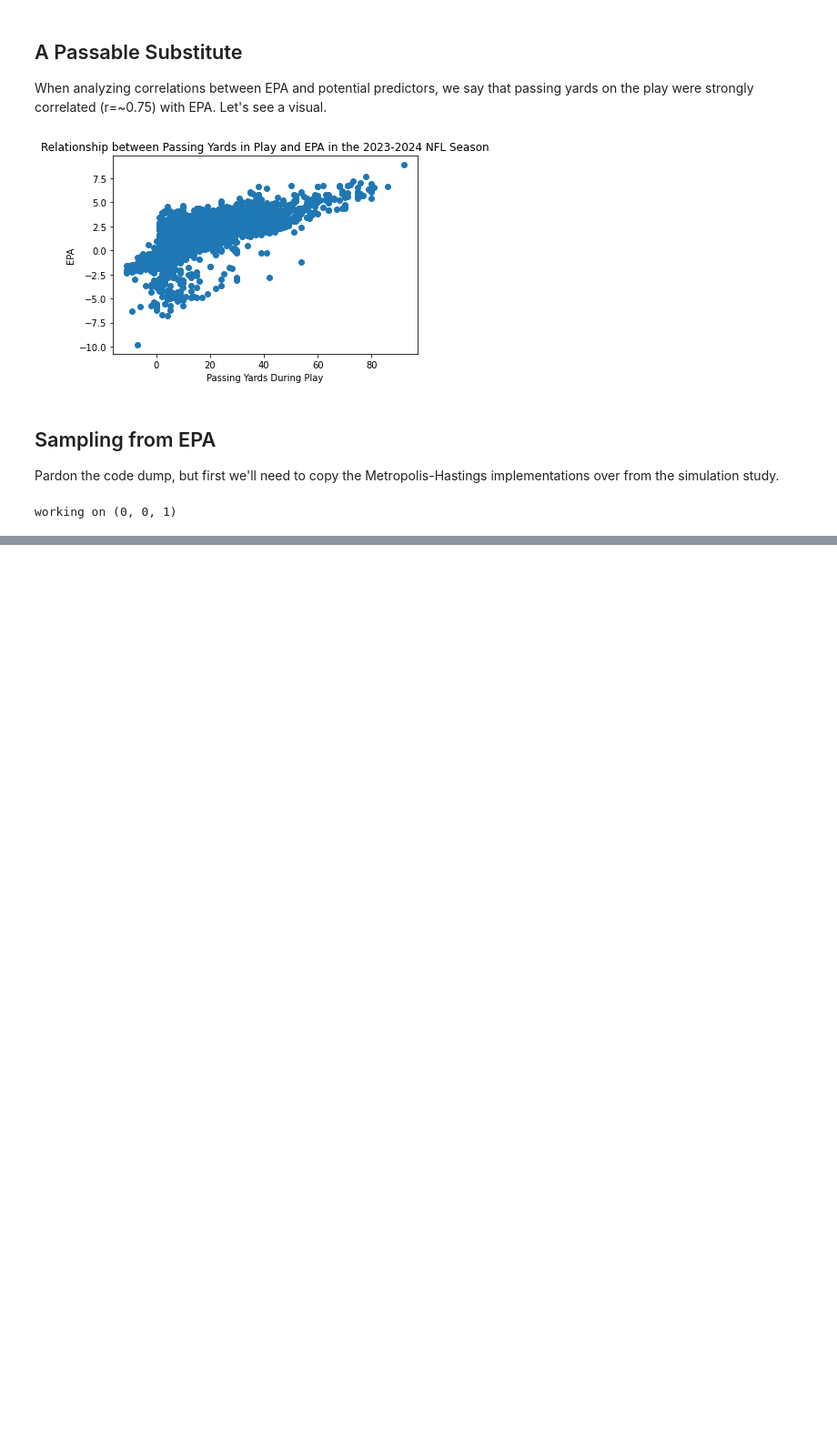
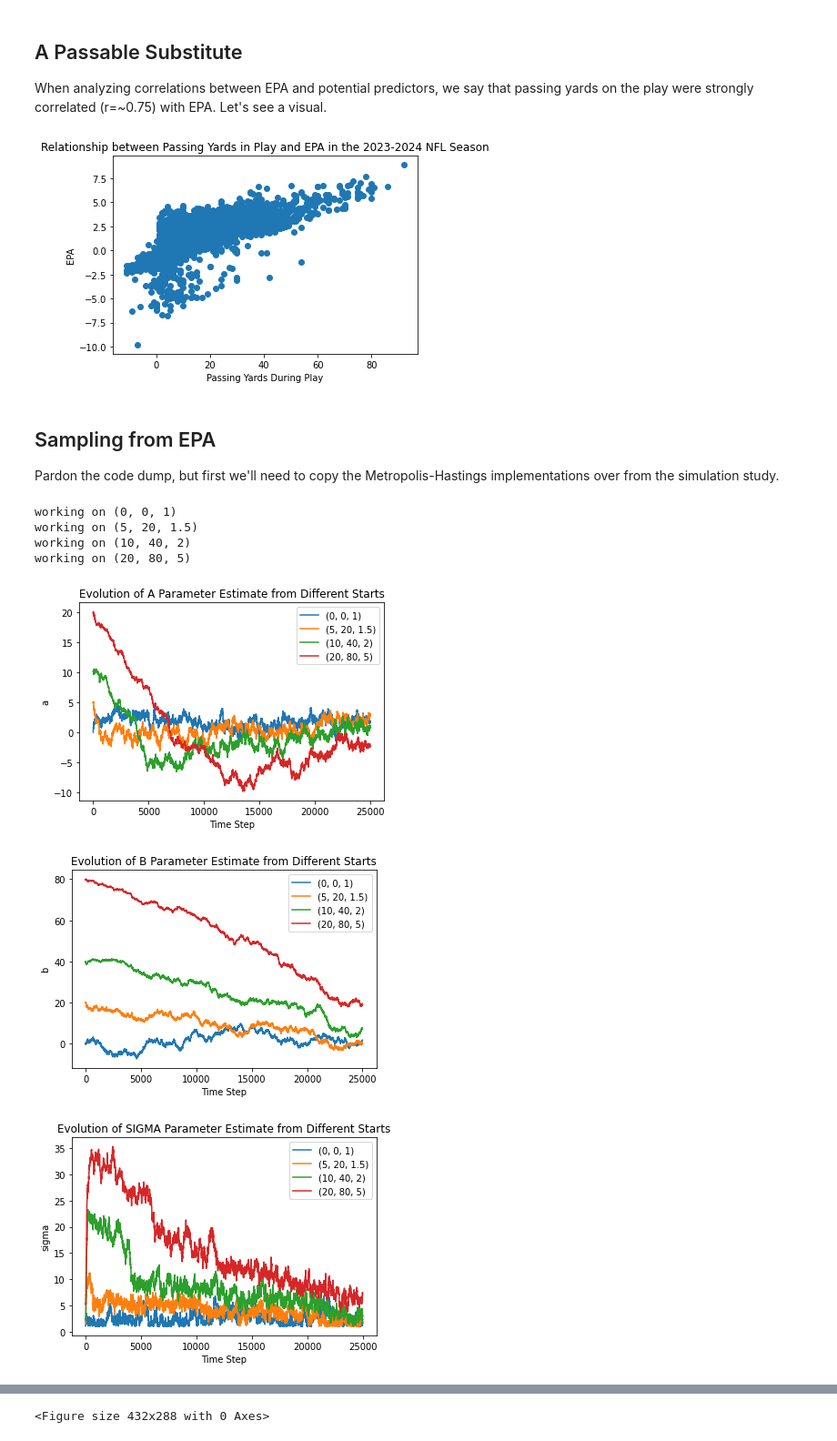
Before and after one commit to SeanSteinle/stat778-final, a Jupyter notebook: notebooks/epa_exploration.ipynb, the cells around one changed output, grey strips where cells are left out. Shown: that part at 91% size. Saved outputs shown, nothing was run; the diff lists cells and outputs as text; code cells hidden in the pictures; blank space fills up the shorter version.

```diff
--- a/notebooks/epa_exploration.ipynb
+++ b/notebooks/epa_exploration.ipynb
@@ -433,7 +433,7 @@ def plot_convergence(df: pd.DataFrame):
     plt.legend()
 
 #highest level functions to coordinate runs
-def compare_convergences(starting_positions: list, data: np.ndarray, n_samples: int=20000, adaptive: bool=False, show_plots: bool=False, out_dir: str=''):
+def compare_convergences(starting_positions: list, data: np.ndarray, n_samples: int=20000, adaptive: bool=False, out_dir: str=''):
     """High-level function that coordinates many rounds of the Metropolis-Hastings algorithm,
     each starting at a different position."""
     dfs = []
@@ -460,7 +460,7 @@ def compare_convergences(starting_positions: list, data: np.ndarray, n_samples:
         plt.ylabel(param)
         plt.title(f"Evolution of {param.upper()} Parameter Estimate from Different Starts")
         plt.savefig(f'{out_dir}{param}_estimate_evolution_{"adaptive" if adaptive else "nonadaptive"}.jpg', bbox_inches='tight')
-        if show_plots: plt.show()
+        plt.show()
         plt.clf()
 
     #autocorrelation plots (I use the ACF metric from statsmodels, see more here: https://github.com/statsmodels/statsmodels/blob/c22837f0632ae8890f56886460c429ebf356bd9b/statsmodels/tsa/stattools.py#L579)
@@ -474,7 +474,7 @@ def compare_convergences(starting_positions: list, data: np.ndarray, n_samples:
         plt.ylabel(f'Autocorrelation with Lag {lag}')
         plt.title(f"Autocorrelation for {param.upper()} Parameter Estimate from Different Starts")
         plt.savefig(f'{out_dir}{param}_autocorrelation_{"adaptive" if adaptive else "nonadaptive"}.jpg', bbox_inches='tight')
-        if show_plots: plt.show()
+        plt.show()
         plt.clf()
 
     df.to_csv(f'{out_dir}results.csv')
@@ -522,6 +522,12 @@ def adaptive_calc_acceptance_prob(theta: tuple, theta_prime: tuple, data: np.nda
     return acceptance_ratio
 # %%
 data = nfl_df[['passing_yards','epa']].dropna().to_numpy()
-nonadaptive_df = compare_convergences([(0,0,1),(5,20,1.5),(10,40,2),(20,80,5)], data, 25000, False, True, '../results/applied_study/notebook/')
+nonadaptive_df = compare_convergences([(0,0,1),(5,20,1.5),(10,40,2),(20,80,5)], data, 25000, False, '../results/applied_study/notebook/')
 # %% [output]
 working on (0, 0, 1)
+working on (5, 20, 1.5)
+working on (10, 40, 2)
+working on (20, 80, 5)
+[figure, added]
+[figure, added]
+[figure, added]
@@ -528,2 +537,3 @@ working on (0, 0, 1)
+<Figure size 432x288 with 0 Axes>
 # %%
 data = nfl_df[['passing_yards','epa']].dropna().to_numpy()
```
Also changed, not shown: parts of 2 cells of this notebook, 4 other files.
